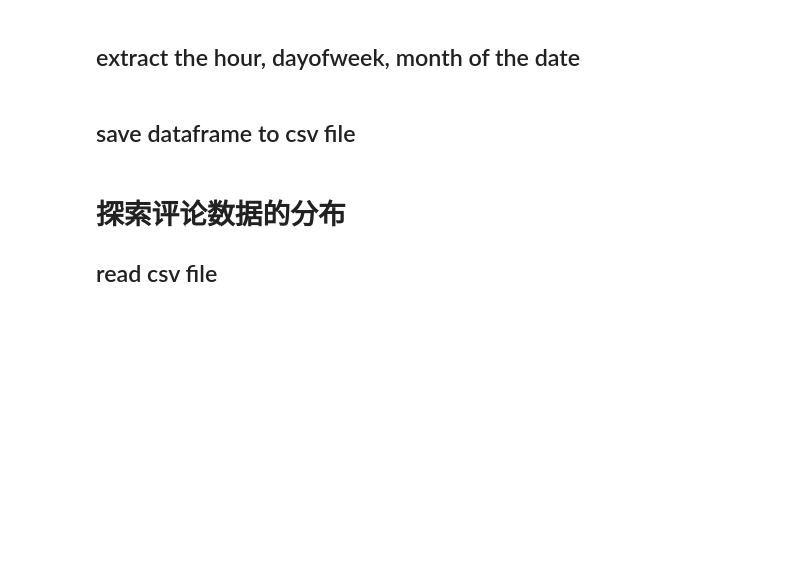
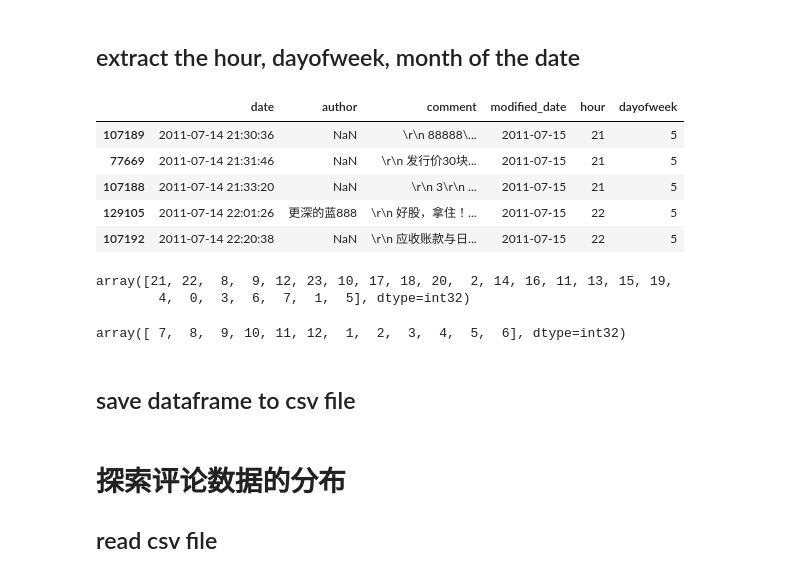
Before and after one commit to haichaozheng/my-app-2026, a Jupyter notebook: data-analysis/weeks/week06/numpy_pandas_plt.ipynb, the cells around one changed output. Saved outputs shown, nothing was run; the diff lists cells and outputs as text; code cells hidden in the pictures; blank space fills up the shorter version.

```diff
--- a/data-analysis/weeks/week06/numpy_pandas_plt.ipynb
+++ b/data-analysis/weeks/week06/numpy_pandas_plt.ipynb
@@ -290,5 +412,5 @@ print(df)
 # %%
 # encoding="gbk"
 import pandas as pd
-comments = pd.read_csv("300251.csv",  names = ["date","author","url","comment"])
+comments = pd.read_csv("300251.csv",  encoding = "gbk", names = ["date","author","url","comment"])
 comments.columns
@@ -392,8 +619,20 @@ comments.head(10)
 # %%
 # 提取hour，从comments.date.dt提取
 comments["hour"] = comments.date.dt.hour
+# %%
+comments.head()
+# %% [output]
+|  | date | author | comment | modified_date | hour | dayofweek |
+| 107189 | 2011-07-14 21:30:36 | NaN | \r\n 88888\... | 2011-07-15 | 21 | 5 |
+| 77669 | 2011-07-14 21:31:46 | NaN | \r\n 发行价30块... | 2011-07-15 | 21 | 5 |
+| 107188 | 2011-07-14 21:33:20 | NaN | \r\n 3\r\n ... | 2011-07-15 | 21 | 5 |
+| 129105 | 2011-07-14 22:01:26 | 更深的蓝888 | \r\n 好股，拿住！... | 2011-07-15 | 22 | 5 |
+| 107192 | 2011-07-14 22:20:38 | NaN | \r\n 应收账款与日... | 2011-07-15 | 22 | 5 |
 # %%
 comments["hour"].unique()
+# %% [output]
+array([21, 22,  8,  9, 12, 23, 10, 17, 18, 20,  2, 14, 16, 11, 13, 15, 19,
+        4,  0,  3,  6,  7,  1,  5], dtype=int32)
 # %%
 # 提取dayofweek, Monday=0, Sunday=6, 在comments.modified_date.dt提取，并且可以+1
 comments["dayofweek"] = comments["modified_date"].dt.dayofweek + 1  # Monday=0,Sunday=6，+1后周一=1...周日=7comments["modified_date"].dt.dayofweek + 1
@@ -404,6 +643,8 @@ comments.dayofweek.unique()
 comments["month"] = comments["modified_date"].dt.month
 # %%
 comments["month"].unique()
+# %% [output]
+array([ 7,  8,  9, 10, 11, 12,  1,  2,  3,  4,  5,  6], dtype=int32)
 # %%
 comments.head()
 # %% [markdown]
```
Also changed, not shown: parts of 60 cells of this notebook, 41 other files.
